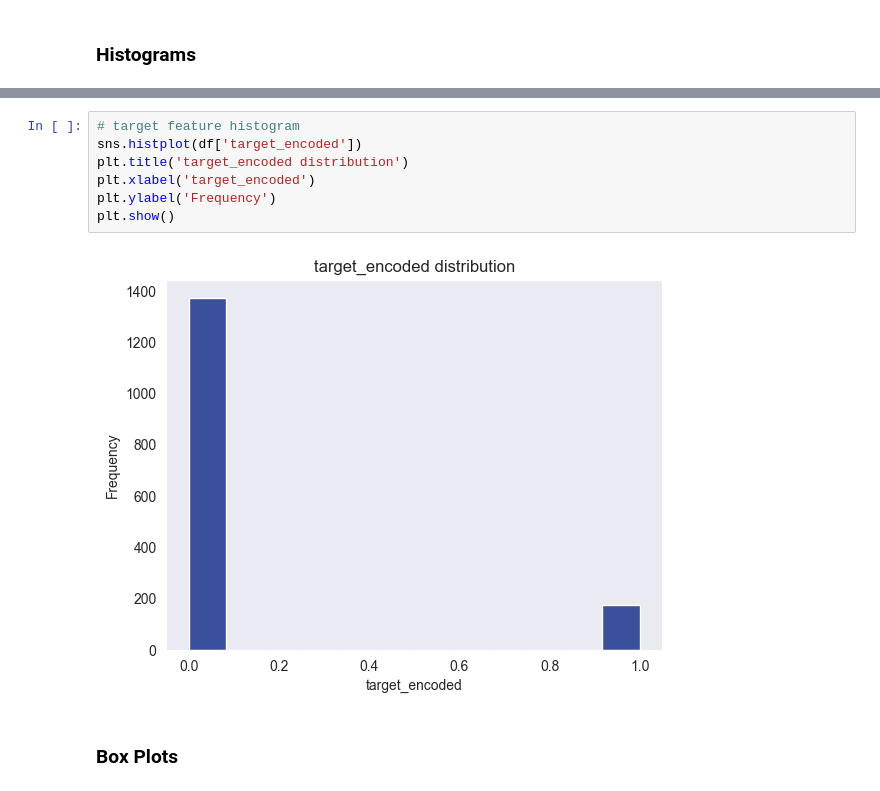
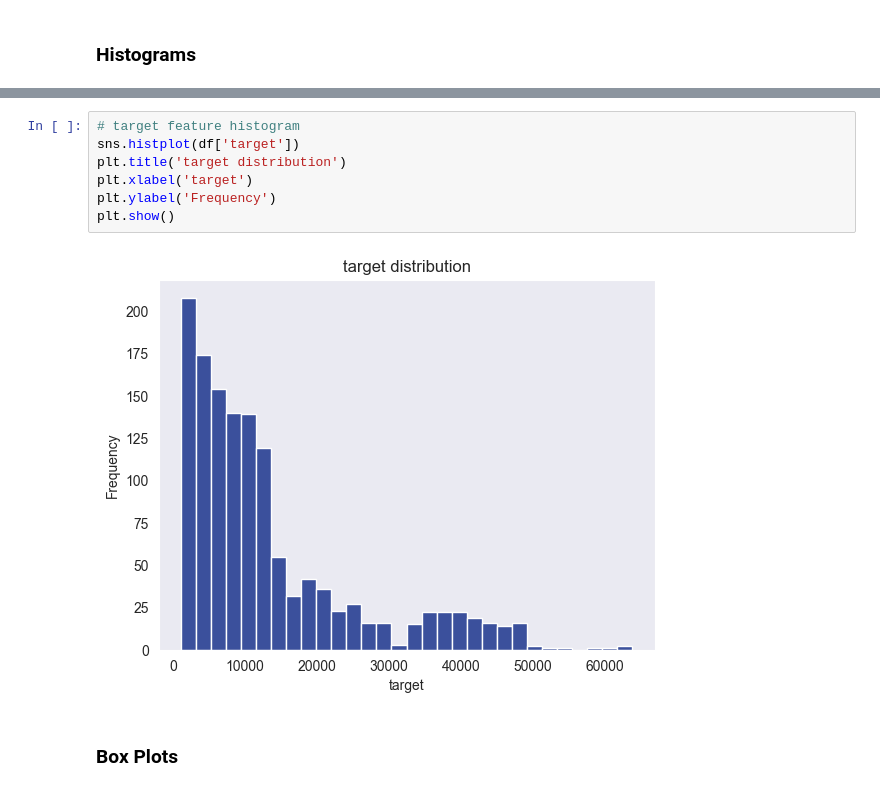
Before and after one commit to DerekSanchez/Medical-Cost-Regression, a Jupyter notebook: notebooks/EDA.ipynb, the cells around one changed output, grey strips where cells are left out. Drawn from its saved outputs; the diff is of its cells as text.

```diff
--- a/notebooks/EDA.ipynb
+++ b/notebooks/EDA.ipynb
@@ -322,12 +322,12 @@ for col in relevant_num_cols:
 # %%
 # target feature histogram
-sns.histplot(df['target_encoded'])
-plt.title('target_encoded distribution')
-plt.xlabel('target_encoded')
+sns.histplot(df['target'])
+plt.title('target distribution')
+plt.xlabel('target')
 plt.ylabel('Frequency')
 plt.show()
 # %% [output]
-[figure, old version]
+[figure, new version]
 # %% [markdown]
 ### Box Plots
 # %%
```
Also changed, not shown: parts of 13 cells of this notebook.
